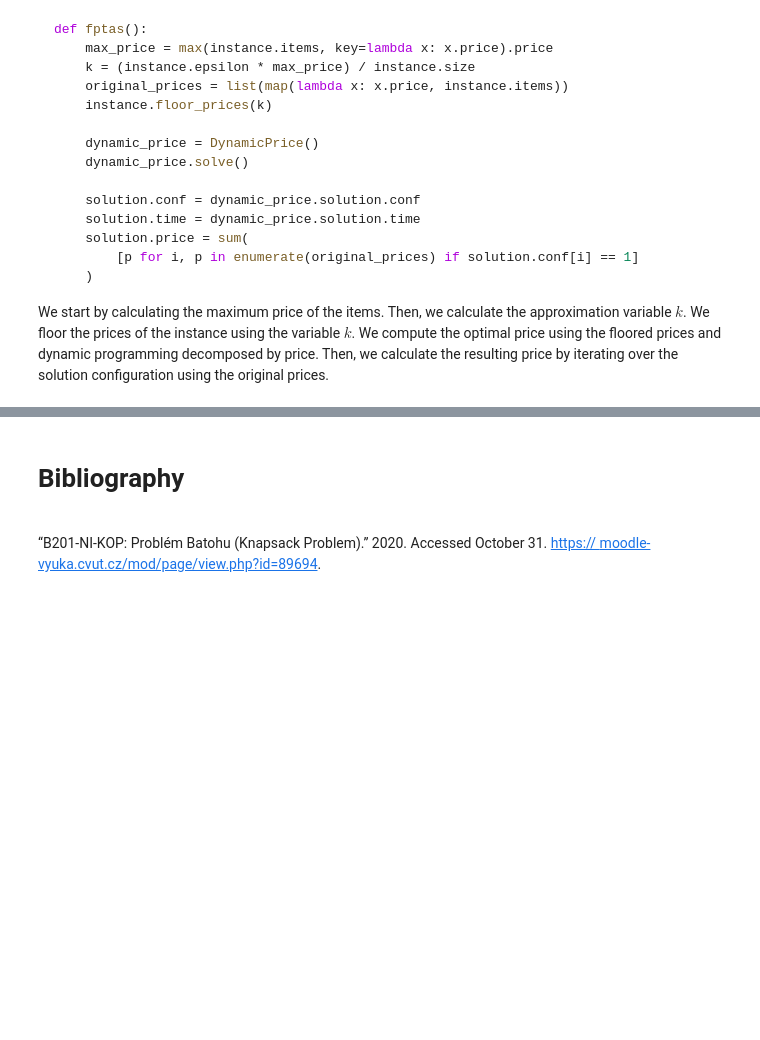
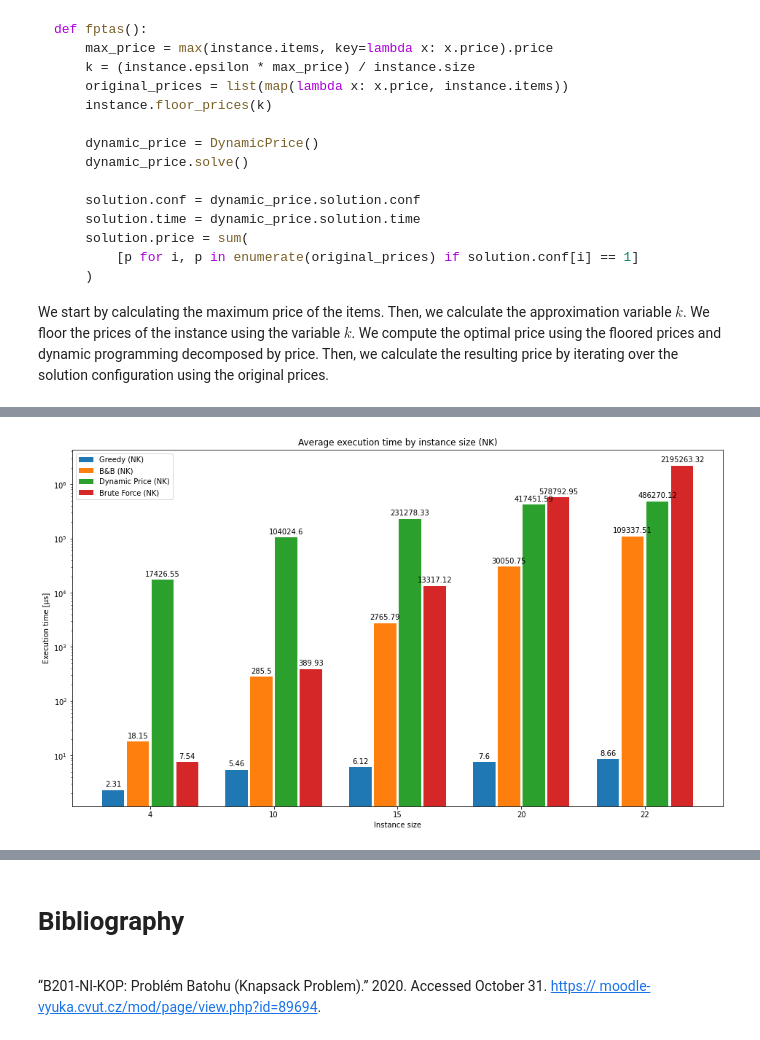
Before and after one commit to patrotom/combinatorial-optimization-problems, a Jupyter notebook: knapsack_heuristic/notebooks/knapsack_heuristic.ipynb, the cells around one changed output, grey strips where cells are left out. Cells and saved outputs as stored; diff of their text form; code cells hidden in the pictures; blank space fills up the shorter version.

Commit message:
Add execution times analysis

```diff
--- a/knapsack_heuristic/notebooks/knapsack_heuristic.ipynb
+++ b/knapsack_heuristic/notebooks/knapsack_heuristic.ipynb
@@ -306,0 +376,6 @@ We start by loading and processing the data:
+# %%
+instances = [4, 10, 15, 20, 22]
+
+time_nk = load_time_data("NK")
+time_zkc = load_time_data("ZKC")
+time_zkw = load_time_data("ZKW")
@@ -306,0 +401,6 @@ We start by loading and processing the data:
+# %%
+fig, ax = plt.subplots()
+time_graph(time_nk, ax, "NK")
+plt.show()
+# %% [output]
+[figure, added]
```
Also changed, not shown: parts of 10 cells of this notebook.
